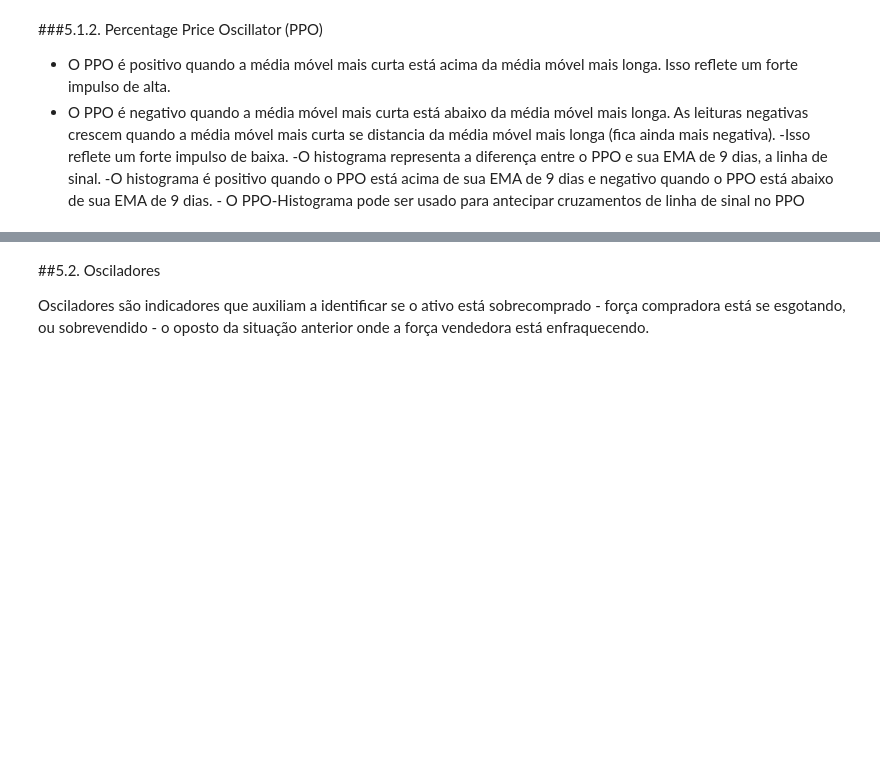
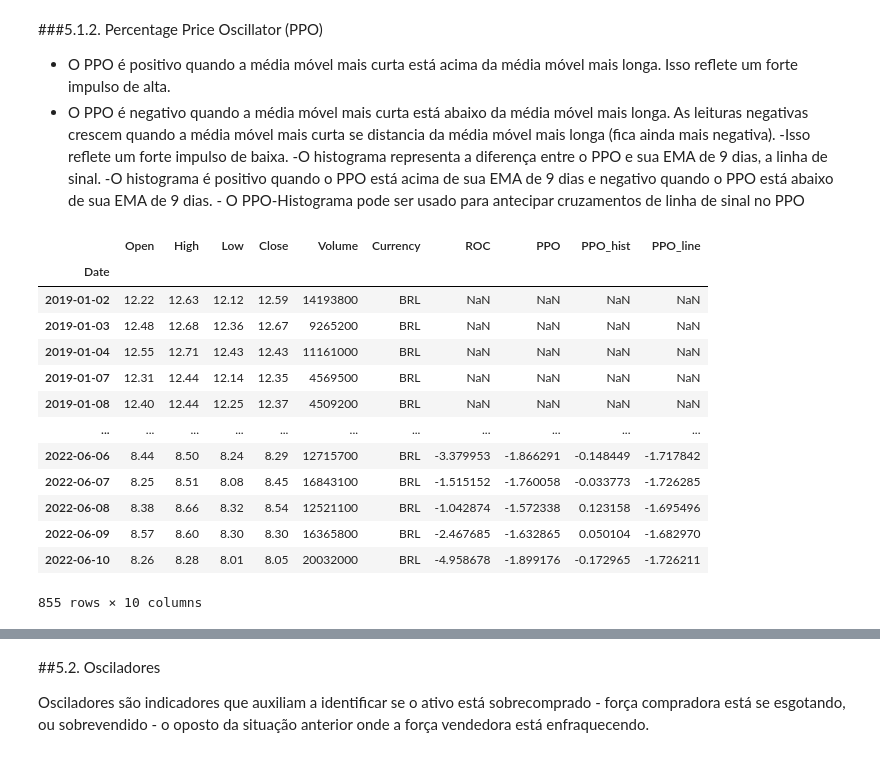
Before and after one commit to robertoricci/Curso-Data-Science-com-Python-Banco-MODAL, a Jupyter notebook: Python_para_Traders_Módulo_02_Análise_tecnica_com_Python.ipynb, the cells around one changed output, grey strips where cells are left out. Saved outputs shown, nothing was run; the diff lists cells and outputs as text; code cells hidden in the pictures; blank space fills up the shorter version.

```diff
--- a/Python_para_Traders_Módulo_02_Análise_tecnica_com_Python.ipynb
+++ b/Python_para_Traders_Módulo_02_Análise_tecnica_com_Python.ipynb
@@ -200,6 +217,23 @@ PPO = PercentagePriceOscillator(df['Close'])
 df['PPO'] = PPO.ppo()
 df['PPO_hist'] = PPO.ppo_hist()
 df['PPO_line'] = PPO.ppo_signal()
+# %%
+df
+# %% [output]
+|  | Open | High | Low | Close | Volume | Currency | ROC | PPO | PPO_hist | PPO_line |
+| Date |  |  |  |  |  |  |  |  |  |  |
+| 2019-01-02 | 12.22 | 12.63 | 12.12 | 12.59 | 14193800 | BRL | NaN | NaN | NaN | NaN |
+| 2019-01-03 | 12.48 | 12.68 | 12.36 | 12.67 | 9265200 | BRL | NaN | NaN | NaN | NaN |
+| 2019-01-04 | 12.55 | 12.71 | 12.43 | 12.43 | 11161000 | BRL | NaN | NaN | NaN | NaN |
+| 2019-01-07 | 12.31 | 12.44 | 12.14 | 12.35 | 4569500 | BRL | NaN | NaN | NaN | NaN |
+| 2019-01-08 | 12.40 | 12.44 | 12.25 | 12.37 | 4509200 | BRL | NaN | NaN | NaN | NaN |
+| ... | ... | ... | ... | ... | ... | ... | ... | ... | ... | ... |
+| 2022-06-06 | 8.44 | 8.50 | 8.24 | 8.29 | 12715700 | BRL | -3.379953 | -1.866291 | -0.148449 | -1.717842 |
+| 2022-06-07 | 8.25 | 8.51 | 8.08 | 8.45 | 16843100 | BRL | -1.515152 | -1.760058 | -0.033773 | -1.726285 |
+| 2022-06-08 | 8.38 | 8.66 | 8.32 | 8.54 | 12521100 | BRL | -1.042874 | -1.572338 | 0.123158 | -1.695496 |
+| 2022-06-09 | 8.57 | 8.60 | 8.30 | 8.30 | 16365800 | BRL | -2.467685 | -1.632865 | 0.050104 | -1.682970 |
+| 2022-06-10 | 8.26 | 8.28 | 8.01 | 8.05 | 20032000 | BRL | -4.958678 | -1.899176 | -0.172965 | -1.726211 |
+855 rows × 10 columns
 # %%
 fig = make_subplots(rows=2, cols=1, specs =[[{"secondary_y": True}],[{"secondary_y": True}]])
 fig.add_trace(go.Scatter(name='PPO', x=df.index, y=df['PPO']), row=2,col=1)
```
Also changed, not shown: parts of 8 cells of this notebook.
